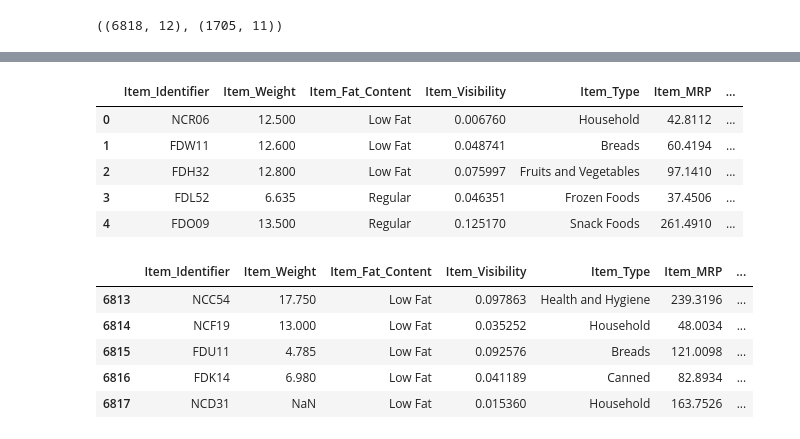
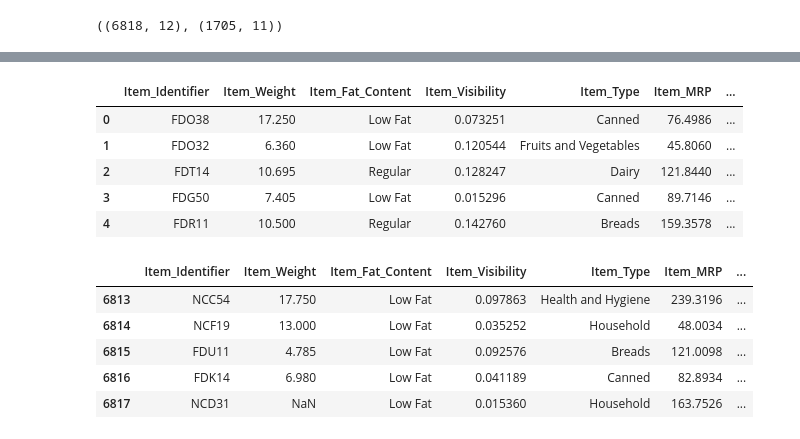
Before and after one commit to B735244/Bigdata_UI_Bogeum, a Jupyter notebook: 13. ML_JUPITER/notebooks/Ch00_PANDAS_INIT/01지도학습/03선형회귀/01슈퍼마켓/슈퍼마켓판매예측.ipynb, the cells around one changed output, grey strips where cells are left out. Saved outputs shown, nothing was run; the diff lists cells and outputs as text; code cells hidden in the pictures.

```diff
--- a/13. ML_JUPITER/notebooks/Ch00_PANDAS_INIT/01지도학습/03선형회귀/01슈퍼마켓/슈퍼마켓판매예측.ipynb
+++ b/13. ML_JUPITER/notebooks/Ch00_PANDAS_INIT/01지도학습/03선형회귀/01슈퍼마켓/슈퍼마켓판매예측.ipynb
@@ -78,14 +80,15 @@ Data columns (total 11 columns):
 dtypes: float64(3), int64(1), object(7)
 memory usage: 146.7+ KB
 # %%
-train.head()
+train.head(5)
+test.head(5)
 # %% [output]
 |  | Item_Identifier | Item_Weight | Item_Fat_Content | Item_Visibility | Item_Type | Item_MRP | ... |
-| 0 | NCR06 | 12.500 | Low Fat | 0.006760 | Household | 42.8112 | ... |
-| 1 | FDW11 | 12.600 | Low Fat | 0.048741 | Breads | 60.4194 | ... |
-| 2 | FDH32 | 12.800 | Low Fat | 0.075997 | Fruits and Vegetables | 97.1410 | ... |
-| 3 | FDL52 | 6.635 | Regular | 0.046351 | Frozen Foods | 37.4506 | ... |
-| 4 | FDO09 | 13.500 | Regular | 0.125170 | Snack Foods | 261.4910 | ... |
+| 0 | FDO38 | 17.250 | Low Fat | 0.073251 | Canned | 76.4986 | ... |
+| 1 | FDO32 | 6.360 | Low Fat | 0.120544 | Fruits and Vegetables | 45.8060 | ... |
+| 2 | FDT14 | 10.695 | Regular | 0.128247 | Dairy | 121.8440 | ... |
+| 3 | FDG50 | 7.405 | Low Fat | 0.015296 | Canned | 89.7146 | ... |
+| 4 | FDR11 | 10.500 | Regular | 0.142760 | Breads | 159.3578 | ... |
 # %%
 train.tail()
 # %% [output]
```
Also changed, not shown: parts of 2 cells of this notebook, 1 other file.
